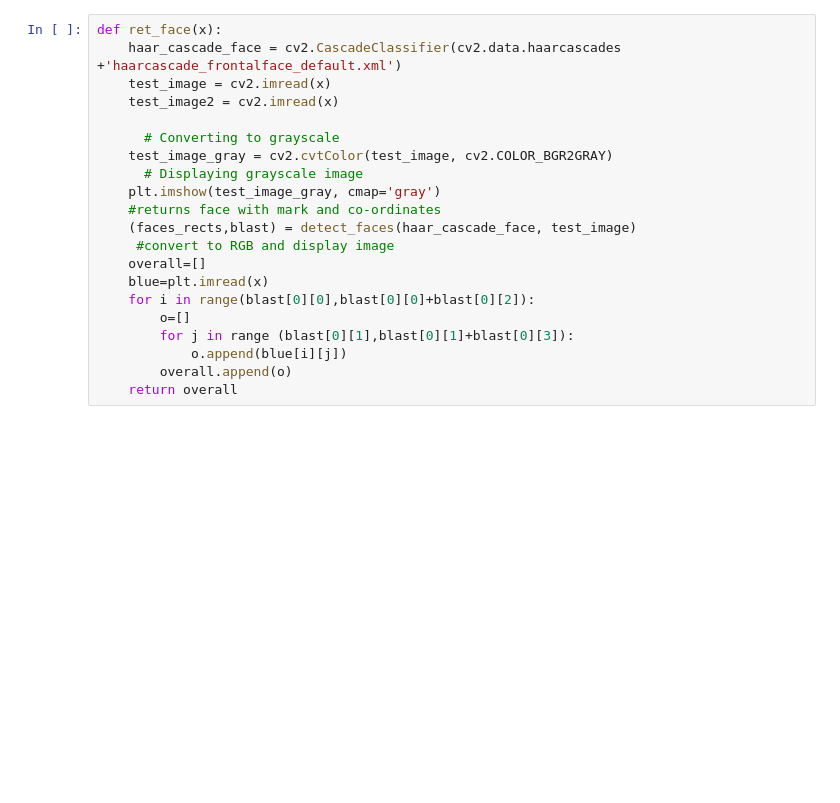
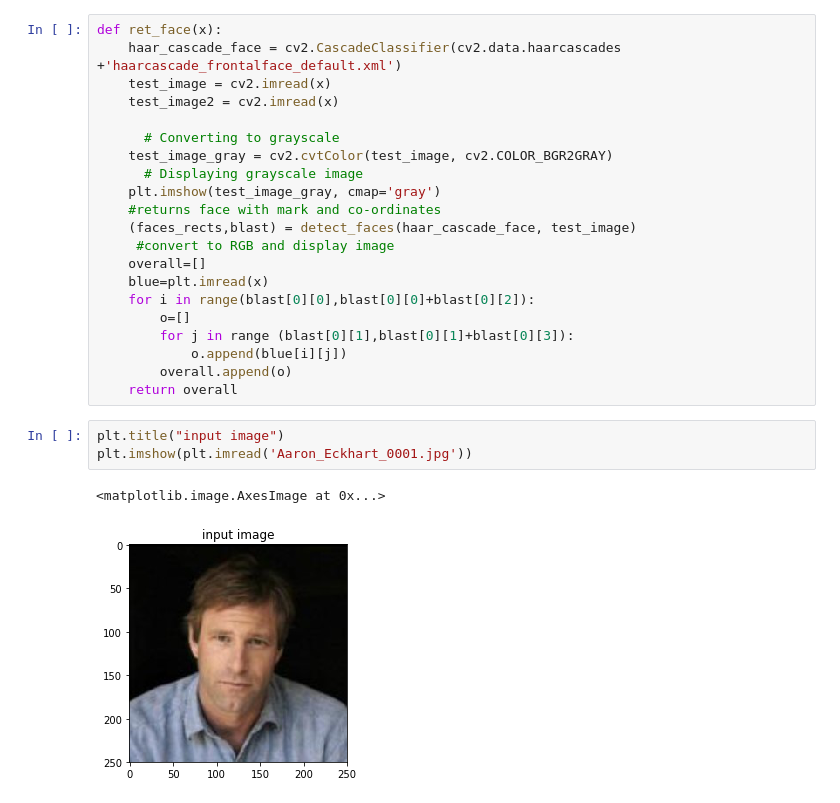
Before and after one commit to virtual457/face_detector, a Jupyter notebook: face detector.ipynb, the cells around one changed output. Cells and saved outputs as stored; diff of their text form; blank space fills up the shorter version.

```diff
--- a/face detector.ipynb
+++ b/face detector.ipynb
@@ -37,5 +37,11 @@ def ret_face(x):
             o.append(blue[i][j])
         overall.append(o)
     return overall
+# %%
+plt.title("input image")
+plt.imshow(plt.imread('Aaron_Eckhart_0001.jpg'))
+# %% [output]
+<matplotlib.image.AxesImage at 0x...>
+[figure, added]
 # %%
 a=ret_face('Aaron_Eckhart_0001.jpg')
```
Also changed, not shown: parts of 1 cell of this notebook.
